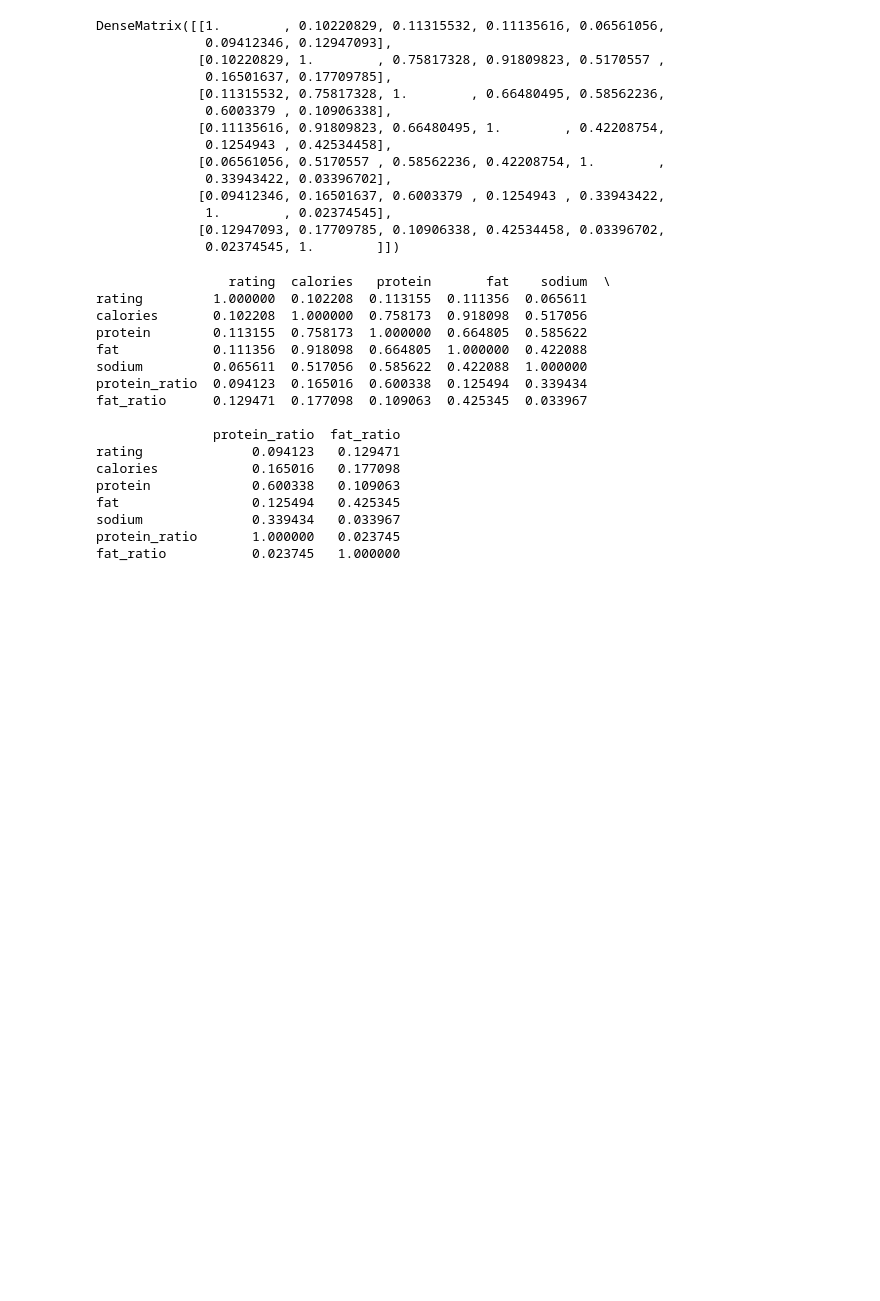
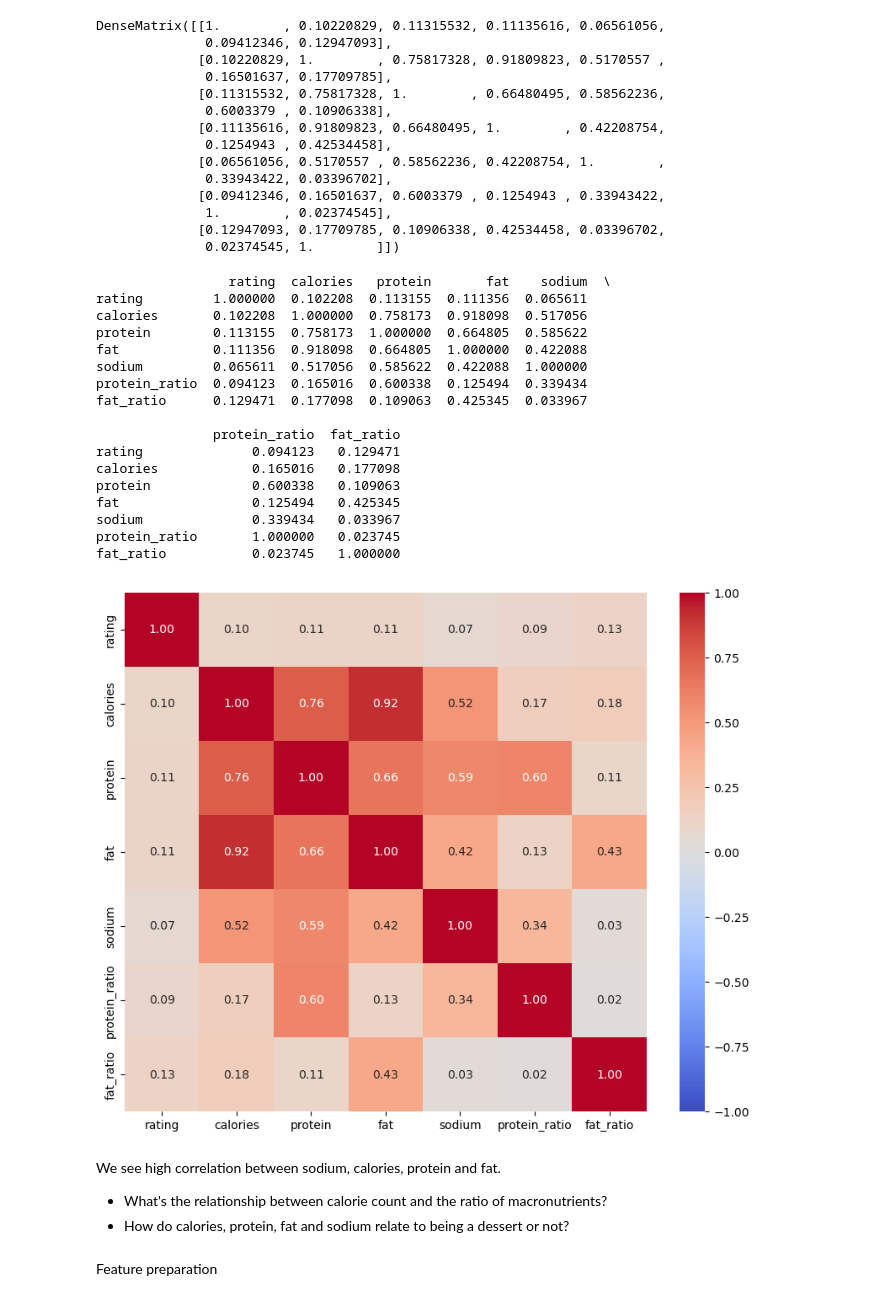
Before and after one commit to richhuwtaylor/dessert-or-not, a Jupyter notebook: dessert-or-not.ipynb, the cells around one changed output. Saved outputs shown, nothing was run; the diff lists cells and outputs as text; code cells hidden in the pictures; blank space fills up the shorter version.

```diff
--- a/dessert-or-not.ipynb
+++ b/dessert-or-not.ipynb
@@ -394,3 +396,24 @@ fat                 0.125494   0.425345
 sodium              0.339434   0.033967
 protein_ratio       1.000000   0.023745
 fat_ratio           0.023745   1.000000
+# %%
+# Set the size of the figure for better visibility (adjust as needed)
+plt.figure(figsize=(10, 8))
+
+# Define the colormap to use (e.g., 'coolwarm', 'viridis', 'plasma', 'RdYlBu', etc.)
+colormap = 'coolwarm'
+
+# Display the heatmap with the specified colormap
+sns.heatmap(correlation_pd, cmap=colormap, annot=True, fmt=".2f", vmin=-1, vmax=1)
+
+# Show the plot
+plt.show()
+# %% [output]
+[figure, added]
+# %% [markdown]
+We see high correlation between sodium, calories, protein and fat.
+
+- What's the relationship between calorie count and the ratio of macronutrients?
+- How do calories, protein, fat and sodium relate to being a dessert or not?
+# %% [markdown]
+Feature preparation
```
Also changed, not shown: parts of 6 cells of this notebook.
